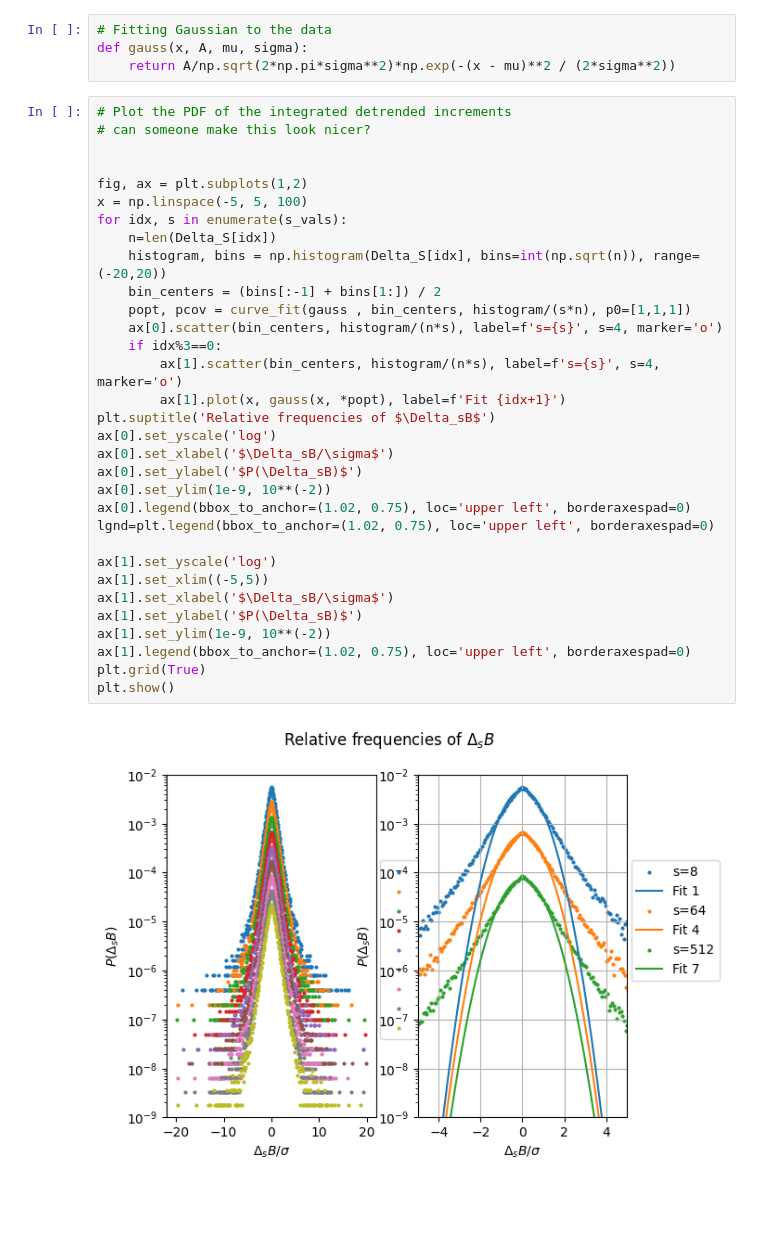
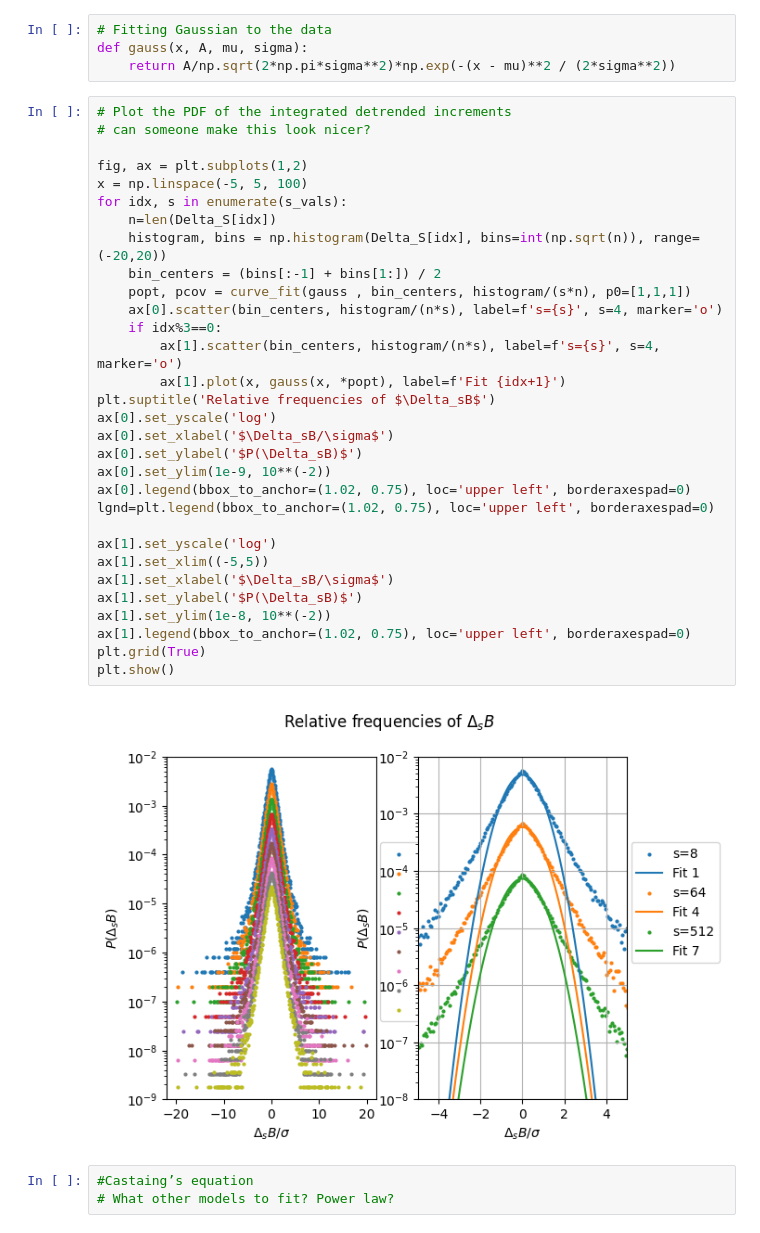
Before and after one commit to mihribanyvs/Critical_Scale_Invariance_in_HHHR, a Jupyter notebook: Project.ipynb, the cells around one changed output. Drawn from its saved outputs; the diff is of its cells as text; blank space fills up the shorter version.

```diff
--- a/Project.ipynb
+++ b/Project.ipynb
@@ -84,34 +85,36 @@ def gauss(x, A, mu, sigma):
 # %%
 # Plot the PDF of the integrated detrended increments
 # can someone make this look nicer?
-
 
 fig, ax = plt.subplots(1,2)
 x = np.linspace(-5, 5, 100)
 for idx, s in enumerate(s_vals):
     n=len(Delta_S[idx])
     histogram, bins = np.histogram(Delta_S[idx], bins=int(np.sqrt(n)), range=(-20,20))
     bin_centers = (bins[:-1] + bins[1:]) / 2
     popt, pcov = curve_fit(gauss , bin_centers, histogram/(s*n), p0=[1,1,1])
     ax[0].scatter(bin_centers, histogram/(n*s), label=f's={s}', s=4, marker='o')
     if idx%3==0:
         ax[1].scatter(bin_centers, histogram/(n*s), label=f's={s}', s=4, marker='o')
         ax[1].plot(x, gauss(x, *popt), label=f'Fit {idx+1}')
 plt.suptitle('Relative frequencies of $\Delta_sB$')
 ax[0].set_yscale('log')
 ax[0].set_xlabel('$\Delta_sB/\sigma$')
 ax[0].set_ylabel('$P(\Delta_sB)$')
 ax[0].set_ylim(1e-9, 10**(-2))
 ax[0].legend(bbox_to_anchor=(1.02, 0.75), loc='upper left', borderaxespad=0)
 lgnd=plt.legend(bbox_to_anchor=(1.02, 0.75), loc='upper left', borderaxespad=0)
 
 ax[1].set_yscale('log')
 ax[1].set_xlim((-5,5))
 ax[1].set_xlabel('$\Delta_sB/\sigma$')
 ax[1].set_ylabel('$P(\Delta_sB)$')
-ax[1].set_ylim(1e-9, 10**(-2))
+ax[1].set_ylim(1e-8, 10**(-2))
 ax[1].legend(bbox_to_anchor=(1.02, 0.75), loc='upper left', borderaxespad=0)
 plt.grid(True)
 plt.show()
 # %% [output]
-[figure, old version]
+[figure, new version]
+# %%
+#Castaing’s equation
+# What other models to fit? Power law?
```
Also changed, not shown: parts of 1 cell of this notebook.
